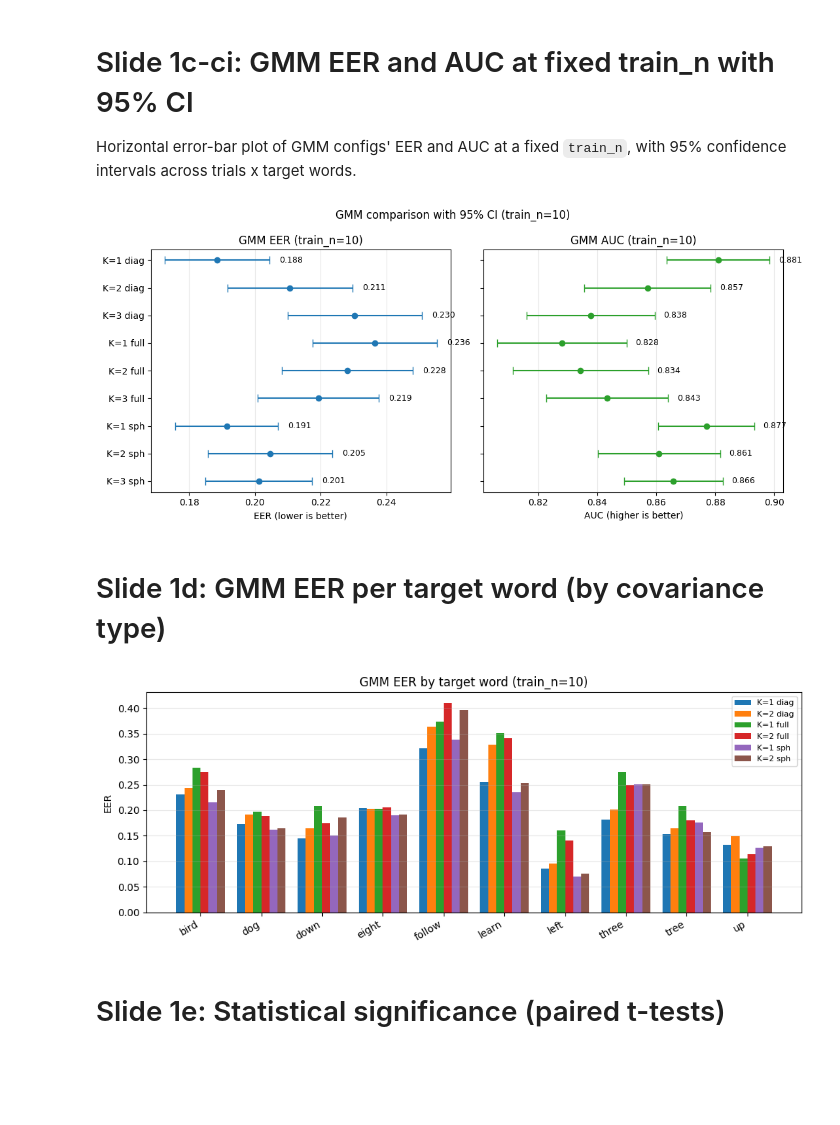
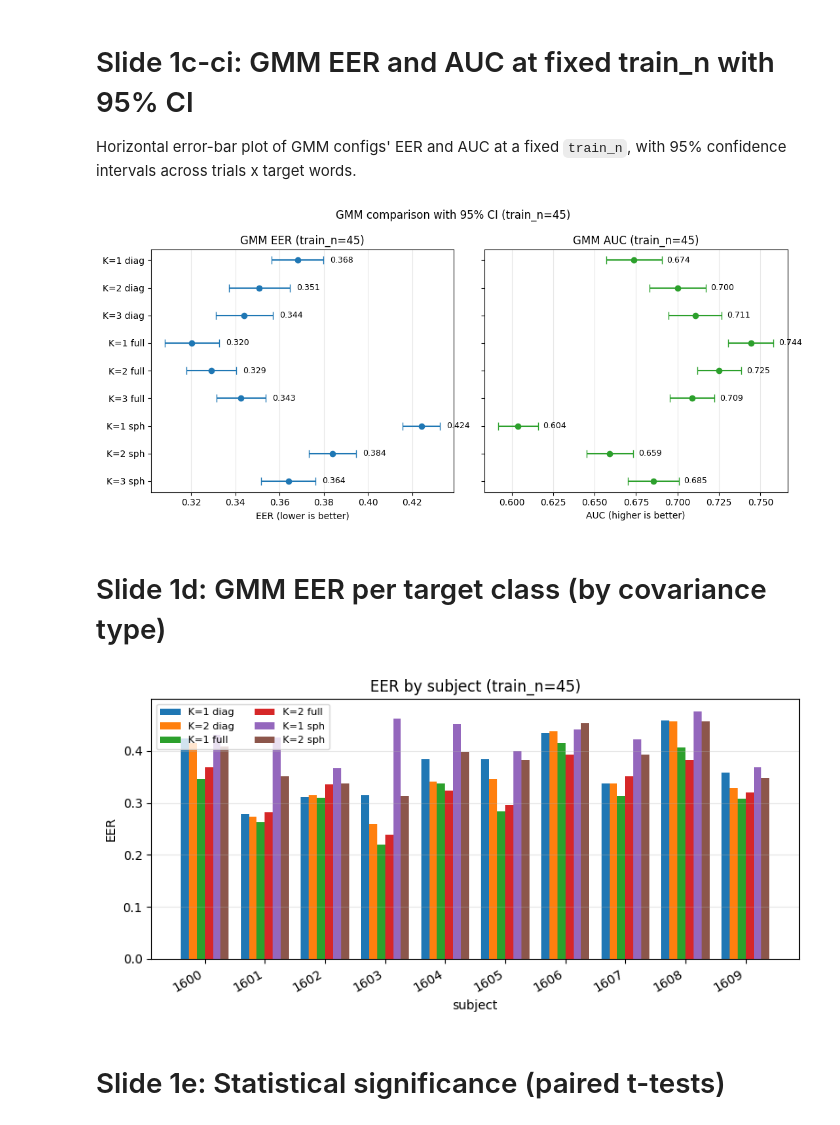
Before and after one commit to albertobasaglia/tinygmm-thesis, a Jupyter notebook: src/compare/plots.ipynb, the cells around one changed output. Drawn from its saved outputs; the diff is of its cells as text; code cells hidden in the pictures; blank space fills up the shorter version.

```diff
--- a/src/compare/plots.ipynb
+++ b/src/compare/plots.ipynb
@@ -13,15 +13,16 @@ sys.path.insert(0, str(ROOT / "src"))
 
 from compare.plots import (
     plot_lines, plot_eer, plot_f1, plot_pareto, plot_loss_curves, plot_loss_vs_eer,
-    plot_gmm_components, plot_gmm_diag_vs_full, _filter,
+    plot_gmm_components, plot_gmm_diag_vs_full, plot_eer_by_target, _filter,
 )
 
-# df = pd.read_parquet(ROOT / "results" / "sweep.parquet.correct")
-# df = pd.read_parquet(ROOT / "results" / "sweep_pendigits.parquet")
-df = pd.read_parquet(ROOT / "results" / "sweep_speech_latest.parquet")
+# Switch the active data source by uncommenting one line:
+# df = pd.read_parquet(ROOT / "results" / "sweep_speech_latest.parquet"); TARGET_LABEL = "word"
+# df = pd.read_parquet(ROOT / "results" / "sweep_pendigits_latest.parquet"); TARGET_LABEL = "digit"
+df = pd.read_parquet(ROOT / "results" / "sweep_har_latest.parquet"); TARGET_LABEL = "subject"
 
 # Train_n value for plots that pin to a single budget
-FIXED_TRAIN_N = 10
+FIXED_TRAIN_N = 45
 # %% [output]
 The autoreload extension is already loaded. To reload it, use:
   %reload_ext autoreload
@@ -124,41 +125,23 @@ fig.suptitle(f"GMM comparison with 95% CI (train_n={GMM_CI_TRAIN_N})")
 fig.tight_layout()
 plt.show()
 # %% [output]
-[figure, old version]
+[figure, new version]
 # %% [markdown]
-# Slide 1d: GMM EER per target word (by covariance type)
+# Slide 1d: GMM EER per target class (by covariance type)
 # %%
 gmm_word_lines = [
     ("K=1 diag", {"p_adapter": "GMMAdapter", "p_n_components": 1, "p_covariance_type": "diag"}),
     ("K=2 diag", {"p_adapter": "GMMAdapter", "p_n_components": 2, "p_covariance_type": "diag"}),
     ("K=1 full", {"p_adapter": "GMMAdapter", "p_n_components": 1, "p_covariance_type": "full"}),
     ("K=2 full", {"p_adapter": "GMMAdapter", "p_n_components": 2, "p_covariance_type": "full"}),
     ("K=1 sph",  {"p_adapter": "GMMAdapter", "p_n_components": 1, "p_covariance_type": "spherical"}),
     ("K=2 sph",  {"p_adapter": "GMMAdapter", "p_n_components": 2, "p_covariance_type": "spherical"}),
 ]
 
-fixed_train_n = FIXED_TRAIN_N
-sub = df[df["p_train_n"] == fixed_train_n]
-words = sorted(df["p_target_class"].unique())
-x = range(len(words))
-width = 0.8 / len(gmm_word_lines)
-
-fig, ax = plt.subplots(figsize=(10, 4))
-for i, (label, where) in enumerate(gmm_word_lines):
-    means = [_filter(sub, where).groupby("p_target_class")["m_eer"].mean().get(w, float("nan")) for w in words]
-    offset = (i - len(gmm_word_lines) / 2 + 0.5) * width
-    ax.bar([xi + offset for xi in x], means, width=width, label=label)
-
-ax.set_xticks(list(x))
-ax.set_xticklabels(words, rotation=30, ha="right")
-ax.set_ylabel("EER")
-ax.set_title(f"GMM EER by target word (train_n={fixed_train_n})")
-ax.legend(fontsize=8)
-ax.grid(axis="y", alpha=0.3)
-fig.tight_layout()
+plot_eer_by_target(df, gmm_word_lines, train_n=FIXED_TRAIN_N, target_label=TARGET_LABEL)
 plt.show()
 # %% [output]
-[figure, old version]
+[figure, new version]
 # %% [markdown]
 # Slide 1e: Statistical significance (paired t-tests)
 # %%
```
Also changed, not shown: parts of 28 cells of this notebook, 7 other files.
